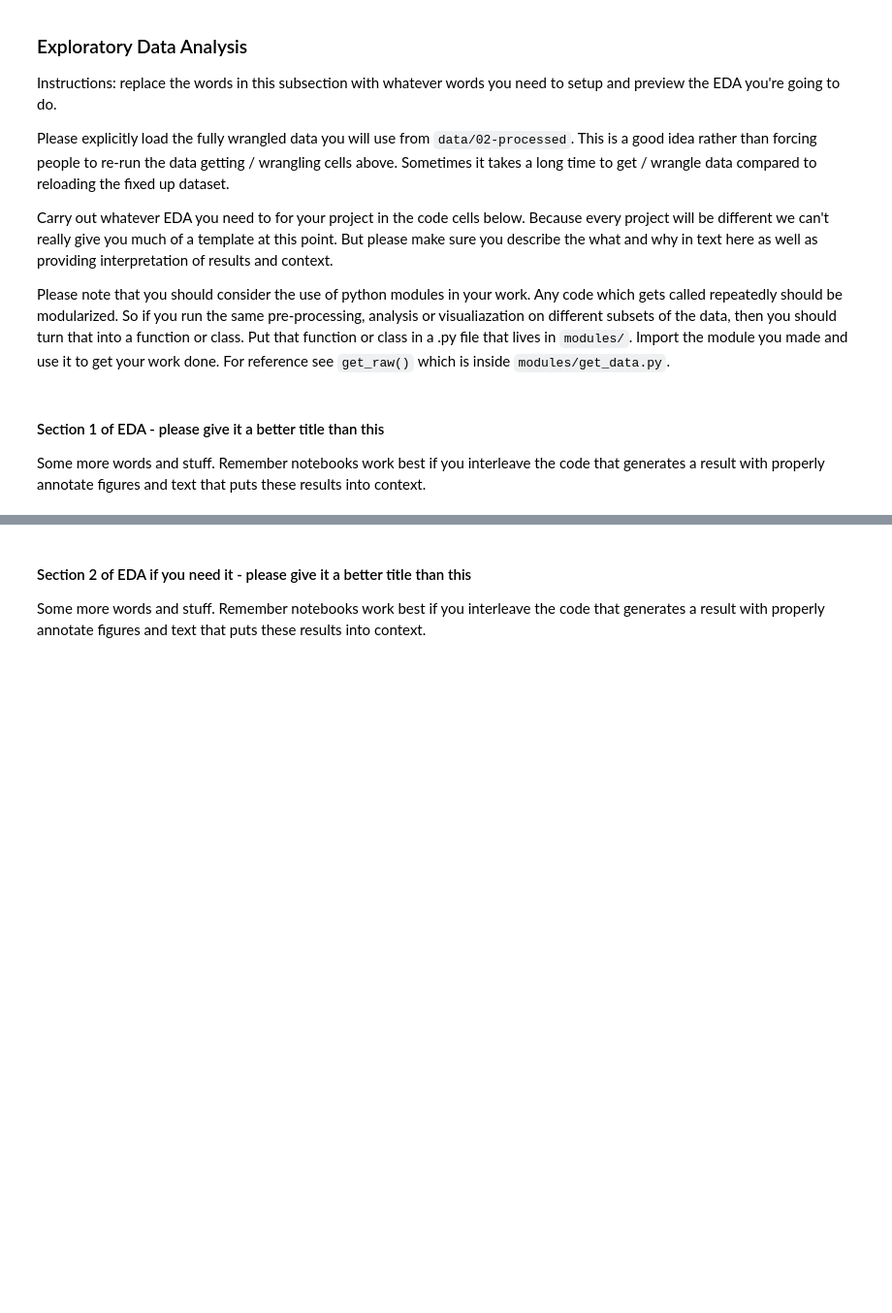
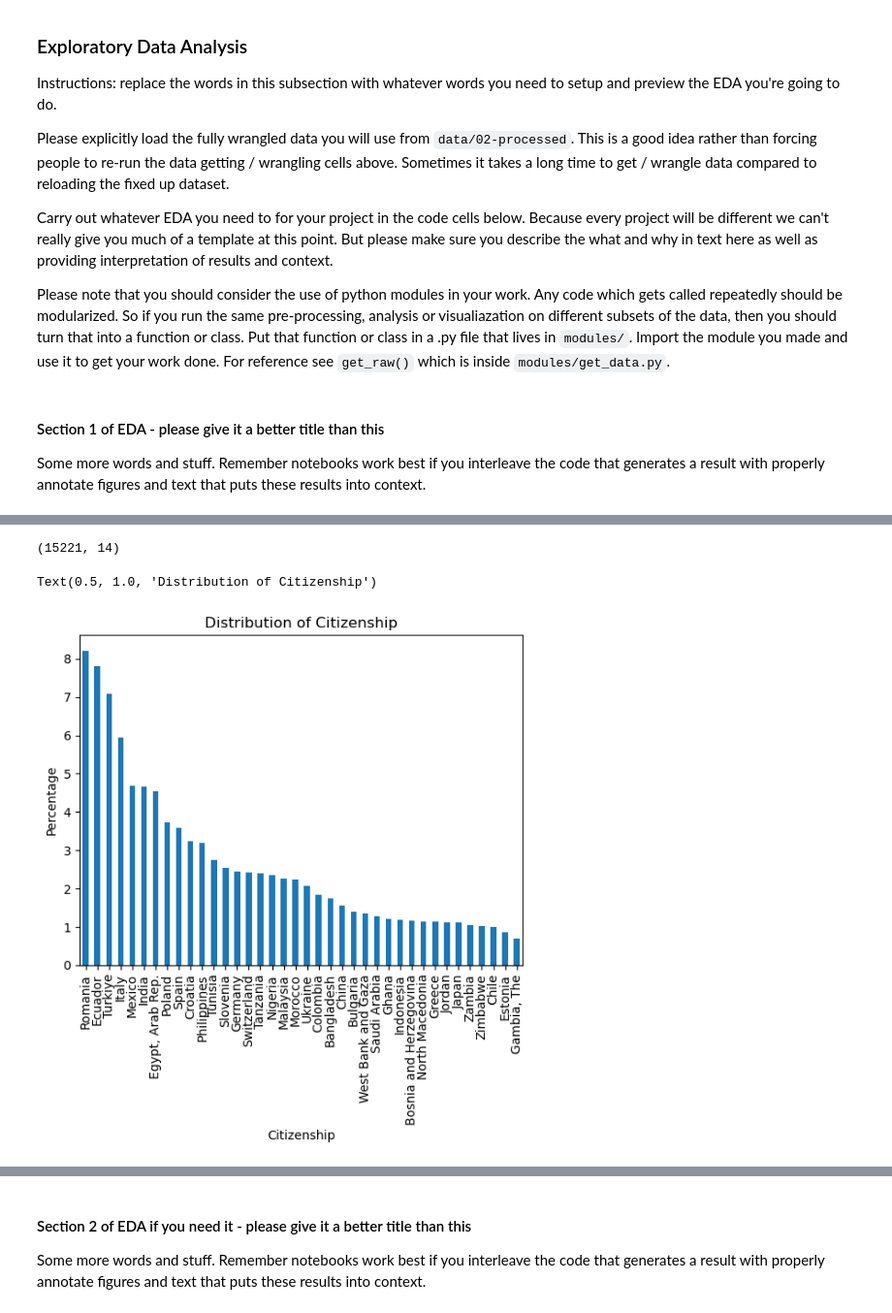
Before and after one commit to COGS108/Group123_WI26, a Jupyter notebook: 02-EDACheckpoint.ipynb, the cells around one changed output, grey strips where cells are left out. Shown at 97% size. Saved outputs shown, nothing was run; the diff lists cells and outputs as text; code cells hidden in the pictures; blank space fills up the shorter version.

```diff
--- a/02-EDACheckpoint.ipynb
+++ b/02-EDACheckpoint.ipynb
@@ -791,0 +827,40 @@ Some more words and stuff.  Remember notebooks work best if you interleave the c
+# %%
+citizenship_counts = filtered_dataset_2['citizenship'].value_counts()
+
+valid_citizenships = citizenship_counts[citizenship_counts >= 100].index
+
+filtered_dataset_2 = filtered_dataset_2[
+    filtered_dataset_2['citizenship'].isin(valid_citizenships)
+]
+# %%
+#dataset_2_clean.dropna()
+filtered_dataset_2.shape
+# %% [output]
+(15221, 14)
+# %%
+filtered_dataset_2 = filtered_dataset_2.dropna()
+# %%
+# the country names that don't exactly match the World Bank country names
+name_fixes = {
+    'Bosnia & Herzegovina': 'Bosnia and Herzegovina',
+    'Egypt': 'Egypt, Arab Rep.',
+    'Gambia': 'Gambia, The',
+    'Macedonia': 'North Macedonia',
+    'Palestinian State*': 'West Bank and Gaza',
+    'The Philippines': 'Philippines',
+    'Turkey': 'Turkiye'
+}
+
+filtered_dataset_2['citizenship'] = filtered_dataset_2['citizenship'].replace(name_fixes)
+# %%
+(filtered_dataset_2['citizenship']
+ .value_counts(normalize=True)
+ .mul(100)
+ .plot(kind='bar'))
+
+plt.xlabel('Citizenship')
+plt.ylabel('Percentage')
+plt.title('Distribution of Citizenship')
+# %% [output]
+Text(0.5, 1.0, 'Distribution of Citizenship')
+[figure, added]
```
Also changed, not shown: parts of 14 cells of this notebook.
